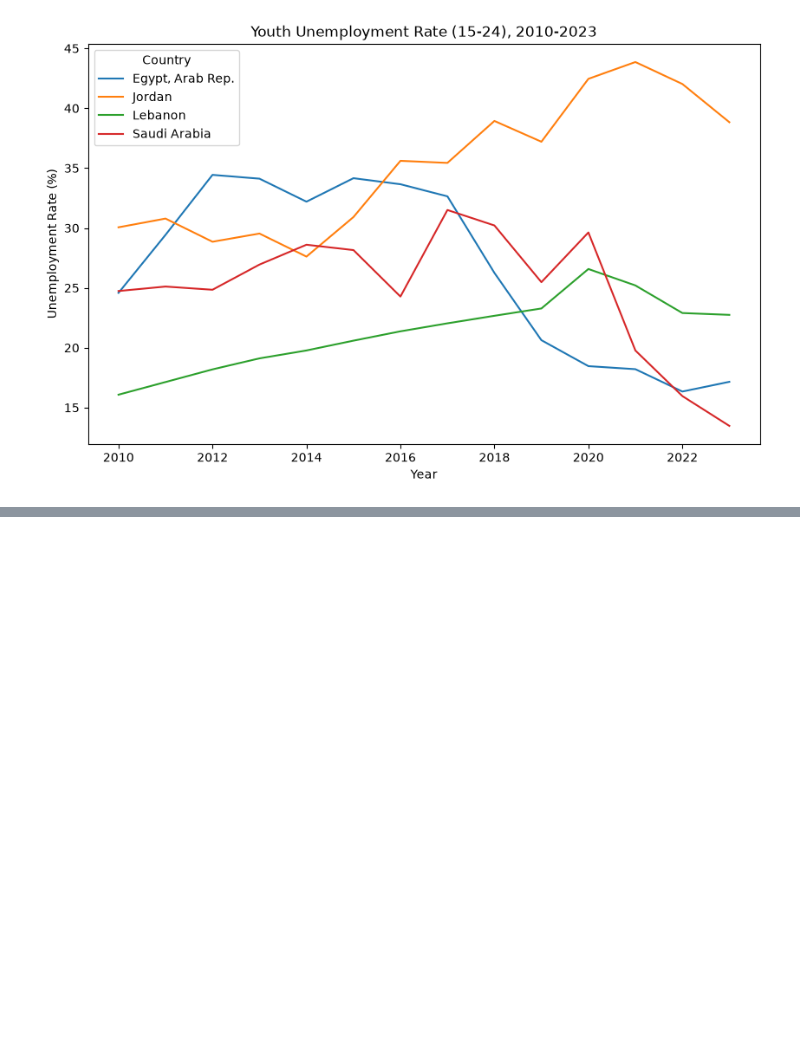
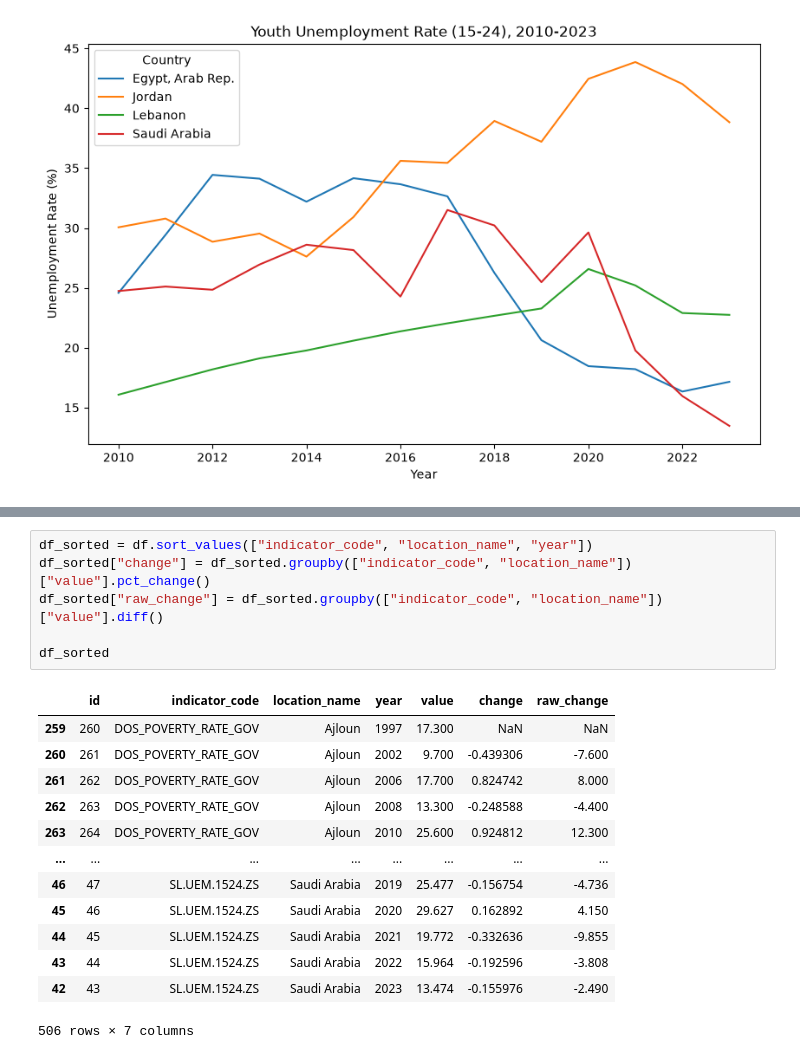
Before and after one commit to alshalabiraghad/jordan-dev-data-explorer, a Jupyter notebook: analysis.ipynb, the cells around one changed output, grey strips where cells are left out. Drawn from its saved outputs; the diff is of its cells as text; blank space fills up the shorter version.

```diff
--- a/analysis.ipynb
+++ b/analysis.ipynb
@@ -107,0 +221,20 @@ Note: you may need to restart the kernel to use updated packages.
+# %%
+df_sorted = df.sort_values(["indicator_code", "location_name", "year"])
+df_sorted["change"] = df_sorted.groupby(["indicator_code", "location_name"])["value"].pct_change()
+df_sorted["raw_change"] = df_sorted.groupby(["indicator_code", "location_name"])["value"].diff()
+
+df_sorted
+# %% [output]
+|  | id | indicator_code | location_name | year | value | change | raw_change |
+| 259 | 260 | DOS_POVERTY_RATE_GOV | Ajloun | 1997 | 17.300 | NaN | NaN |
+| 260 | 261 | DOS_POVERTY_RATE_GOV | Ajloun | 2002 | 9.700 | -0.439306 | -7.600 |
+| 261 | 262 | DOS_POVERTY_RATE_GOV | Ajloun | 2006 | 17.700 | 0.824742 | 8.000 |
+| 262 | 263 | DOS_POVERTY_RATE_GOV | Ajloun | 2008 | 13.300 | -0.248588 | -4.400 |
+| 263 | 264 | DOS_POVERTY_RATE_GOV | Ajloun | 2010 | 25.600 | 0.924812 | 12.300 |
+| ... | ... | ... | ... | ... | ... | ... | ... |
+| 46 | 47 | SL.UEM.1524.ZS | Saudi Arabia | 2019 | 25.477 | -0.156754 | -4.736 |
+| 45 | 46 | SL.UEM.1524.ZS | Saudi Arabia | 2020 | 29.627 | 0.162892 | 4.150 |
+| 44 | 45 | SL.UEM.1524.ZS | Saudi Arabia | 2021 | 19.772 | -0.332636 | -9.855 |
+| 43 | 44 | SL.UEM.1524.ZS | Saudi Arabia | 2022 | 15.964 | -0.192596 | -3.808 |
+| 42 | 43 | SL.UEM.1524.ZS | Saudi Arabia | 2023 | 13.474 | -0.155976 | -2.490 |
+506 rows × 7 columns
```
Also changed, not shown: parts of 21 cells of this notebook.
